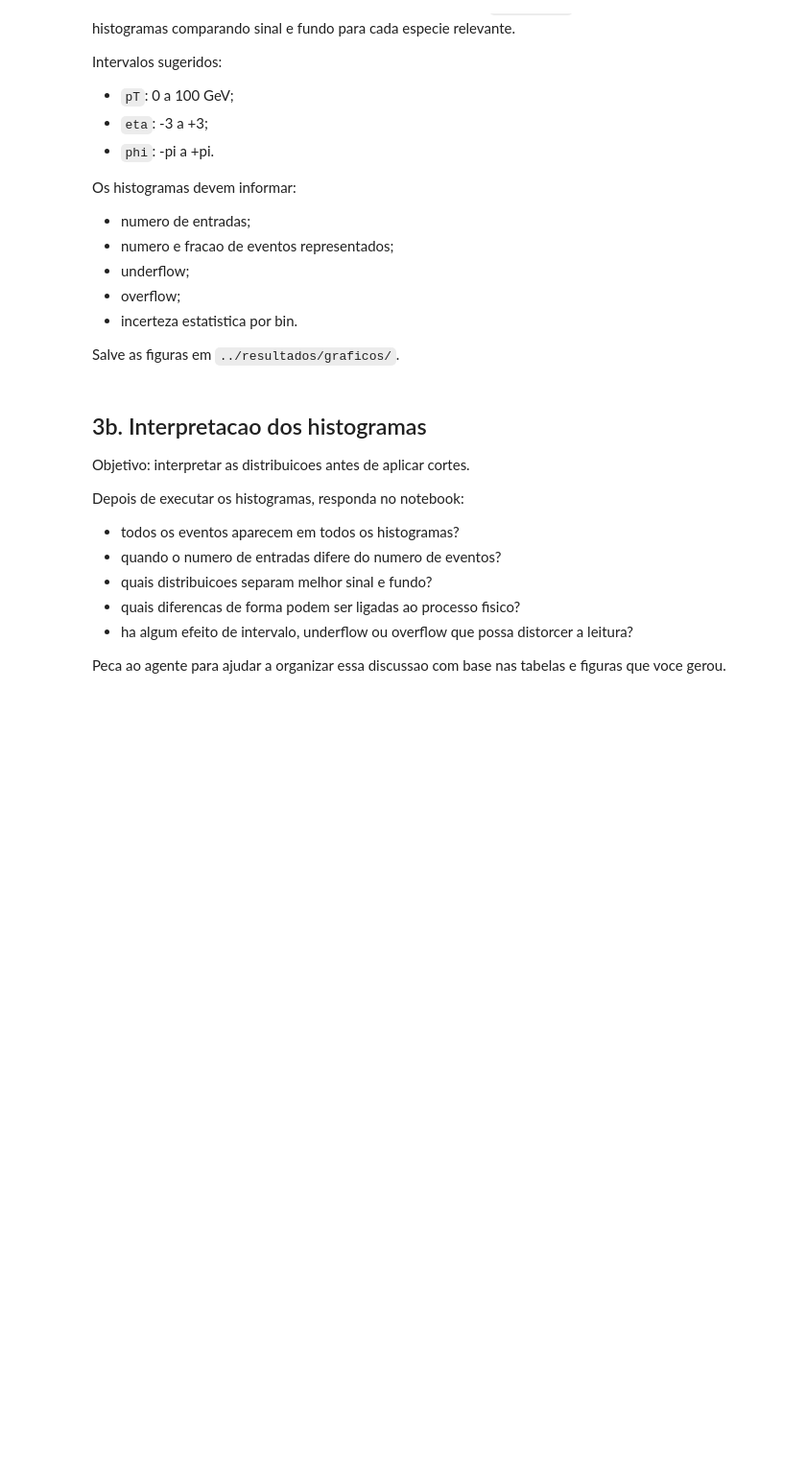
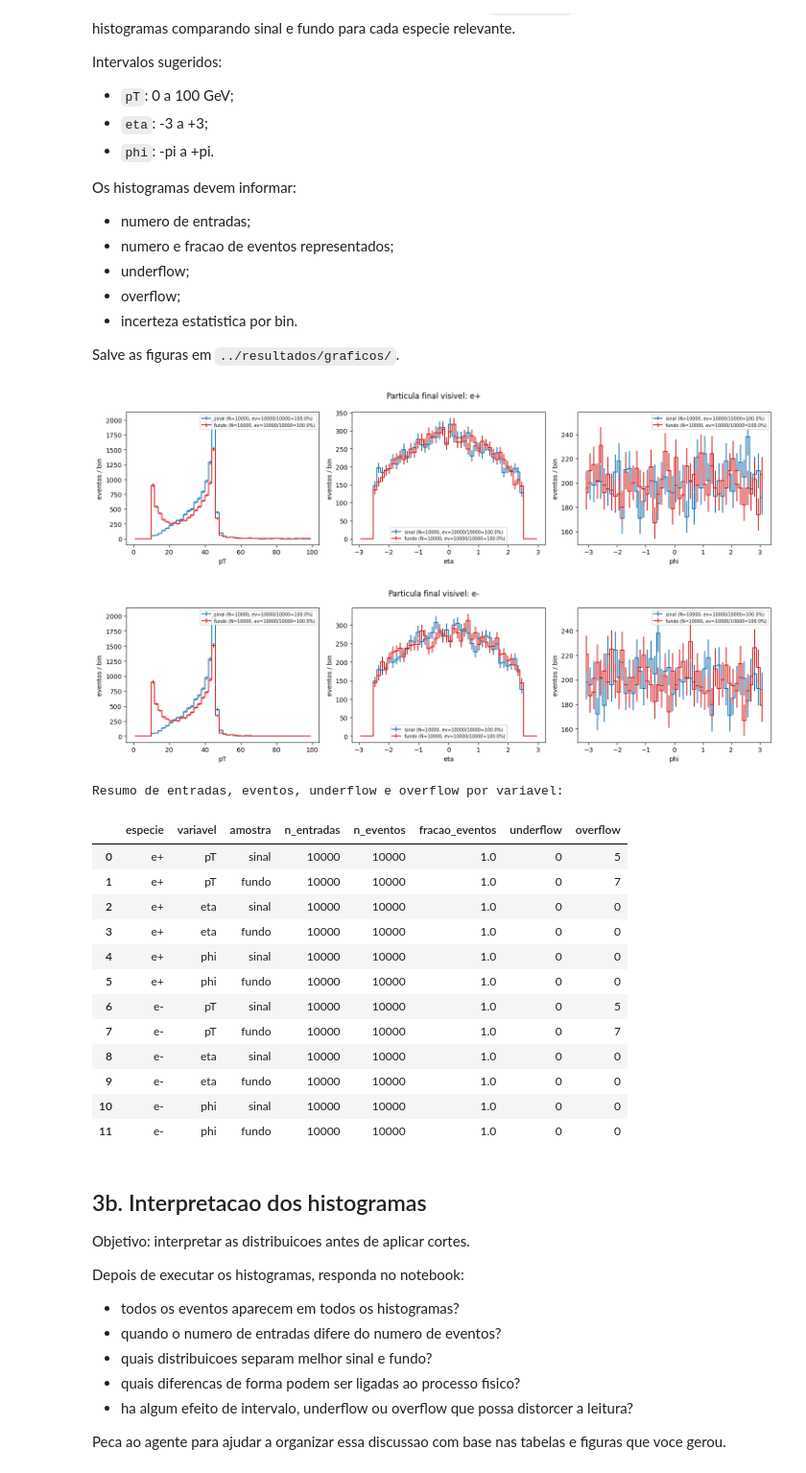
Before and after one commit to FIS01214/tarefa4, a Jupyter notebook: notebooks/03_leitura_dataframe.ipynb, the cells around one changed output. Shown at 96% size. Saved outputs shown, nothing was run; the diff lists cells and outputs as text; code cells hidden in the pictures; blank space fills up the shorter version.

Commit message:
Feito os passos solicitados (#13)
Foi realizada a análise dos dados nos arquivos .lhe com o uso do agente Claude

```diff
--- a/notebooks/03_leitura_dataframe.ipynb
+++ b/notebooks/03_leitura_dataframe.ipynb
@@ -59,3 +76,13 @@ O codigo deve extrair, no minimo:
 - `px`, `py`, `pz`, energia e massa.
 
 Antes de implementar o parser, peça ao agente uma célula que abra `data/sinal.lhe.gz` e imprima o primeiro bloco completo entre `<event>` e `</event>`. Use essa inspeção para reconhecer o cabeçalho e as linhas das partículas.\n\nCole o codigo gerado na celula vazia abaixo.
+# %%
+# Inspecao previa: abrir o arquivo compactado e imprimir o primeiro bloco de evento completo
+import gzip
+
+with gzip.open(f"{ROOT_DIR}/data/sinal.lhe.gz", "rt") as f:
+    texto = f.read()
+
+inicio = texto.index("<event>")
+fim = texto.index("</event>") + len("</event>")
+print(texto[inicio:fim])
@@ -115,6 +418,64 @@ Os histogramas devem informar:
 - incerteza estatistica por bin.
 
 Salve as figuras em `../resultados/graficos/`.
+# %%
+# Histogramas de pT, eta e phi para particulas finais visiveis (status=1, sem neutrinos)
+os.makedirs(f"{ROOT_DIR}/resultados/graficos", exist_ok=True)
+
+finais_visiveis = particulas[(particulas["status"] == 1) & (~particulas["PDG_ID"].isin(NEUTRINOS))].copy()
+finais_visiveis["nome"] = finais_visiveis["PDG_ID"].map(NOMES_PDG).fillna(finais_visiveis["PDG_ID"].astype(str))
+
+def resumo_histograma(dados, bins, faixa):
+    contagens, bordas = np.histogram(dados, bins=bins, range=faixa)
+    erro = np.sqrt(contagens)
+    underflow = int((dados < faixa[0]).sum())
+    overflow = int((dados > faixa[1]).sum())
+    return contagens, bordas, erro, len(dados), underflow, overflow
+
+variaveis = {"pT": (50, (0, 100)), "eta": (50, (-3, 3)), "phi": (50, (-np.pi, np.pi))}
+resumo_geral = []
+
+for especie, grp_esp in finais_visiveis.groupby("nome"):
+    fig, axes = plt.subplots(1, 3, figsize=(15, 4))
+    for ax, (var, (bins, faixa)) in zip(axes, variaveis.items()):
+        for amostra, cor in [("sinal", "tab:blue"), ("fundo", "tab:red")]:
+            dados = grp_esp.loc[grp_esp["amostra"] == amostra, var].values
+            n_ev = grp_esp.loc[grp_esp["amostra"] == amostra, "evento"].nunique()
+            n_ev_amostra = n_tot[amostra]
+            cont, bordas, erro, n_entr, uf, of = resumo_histograma(dados, bins, faixa)
+            centros = 0.5 * (bordas[:-1] + bordas[1:])
+            ax.errorbar(centros, cont, yerr=erro, drawstyle="steps-mid", color=cor,
+                        label=f"{amostra} (N={n_entr}, ev={n_ev}/{n_ev_amostra}={n_ev/n_ev_amostra:.1%})")
+            resumo_geral.append(dict(especie=especie, variavel=var, amostra=amostra,
+                                      n_entradas=n_entr, n_eventos=n_ev, fracao_eventos=n_ev / n_ev_amostra,
+                                      underflow=uf, overflow=of))
+        ax.set_xlabel(var); ax.set_ylabel("eventos / bin"); ax.legend(fontsize=7)
+    fig.suptitle(f"Particula final visivel: {especie}")
+    fig.tight_layout()
+    nome_arq = especie.replace("+", "p").replace("-", "m").replace("~", "bar")
+    fig.savefig(f"{ROOT_DIR}/resultados/graficos/cinematica_{nome_arq}.png", dpi=120)
+    plt.show()
+
+resumo_geral_df = pd.DataFrame(resumo_geral)
+print("\nResumo de entradas, eventos, underflow e overflow por variavel:")
+display(resumo_geral_df)
+# %% [output]
+[figure, added]
+[figure, added]
+Resumo de entradas, eventos, underflow e overflow por variavel:
+|  | especie | variavel | amostra | n_entradas | n_eventos | fracao_eventos | underflow | overflow |
+| 0 | e+ | pT | sinal | 10000 | 10000 | 1.0 | 0 | 5 |
+| 1 | e+ | pT | fundo | 10000 | 10000 | 1.0 | 0 | 7 |
+| 2 | e+ | eta | sinal | 10000 | 10000 | 1.0 | 0 | 0 |
+| 3 | e+ | eta | fundo | 10000 | 10000 | 1.0 | 0 | 0 |
+| 4 | e+ | phi | sinal | 10000 | 10000 | 1.0 | 0 | 0 |
+| 5 | e+ | phi | fundo | 10000 | 10000 | 1.0 | 0 | 0 |
+| 6 | e- | pT | sinal | 10000 | 10000 | 1.0 | 0 | 5 |
+| 7 | e- | pT | fundo | 10000 | 10000 | 1.0 | 0 | 7 |
+| 8 | e- | eta | sinal | 10000 | 10000 | 1.0 | 0 | 0 |
+| 9 | e- | eta | fundo | 10000 | 10000 | 1.0 | 0 | 0 |
+| 10 | e- | phi | sinal | 10000 | 10000 | 1.0 | 0 | 0 |
+| 11 | e- | phi | fundo | 10000 | 10000 | 1.0 | 0 | 0 |
 # %% [markdown]
 ## 3b. Interpretacao dos histogramas
 
```
Also changed, not shown: parts of 19 cells of this notebook, 11 other files.
